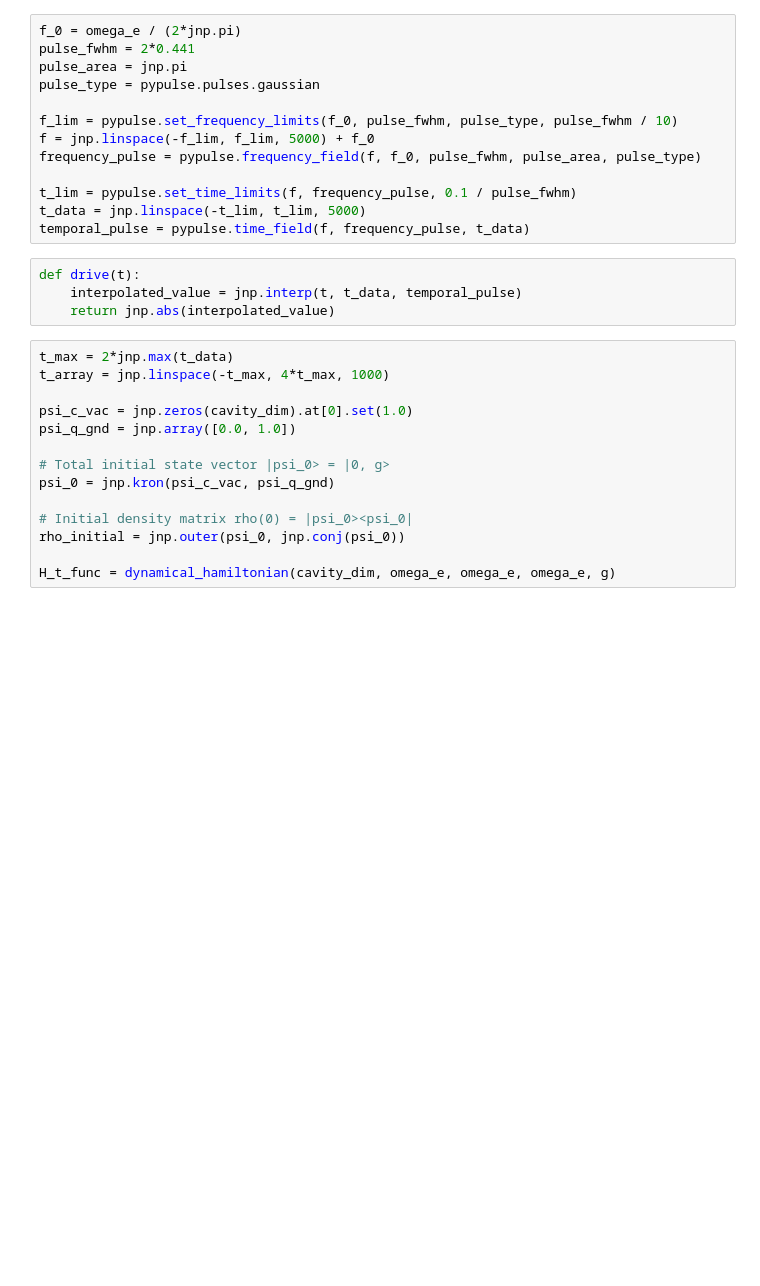
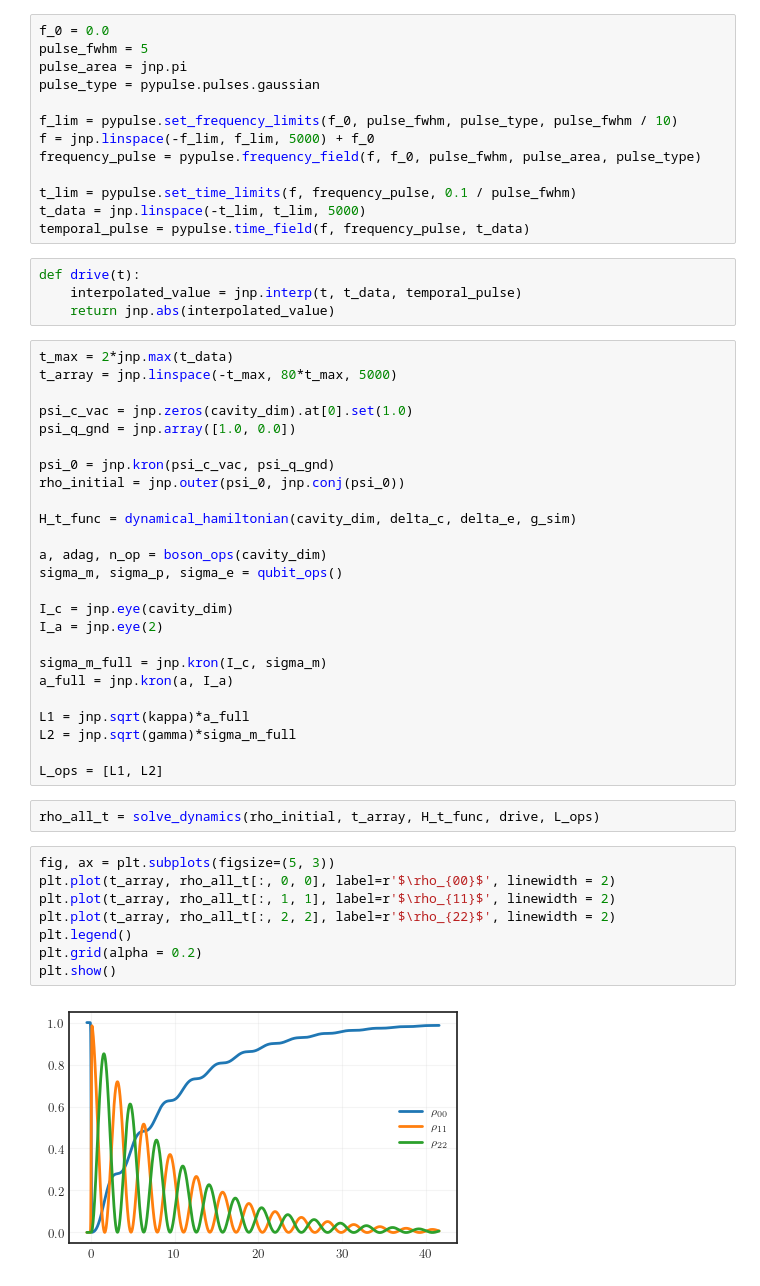
Before and after one commit to juardilag/Pulsed-cQED, a Jupyter notebook: test.ipynb, the cells around one changed output. Saved outputs shown, nothing was run; the diff lists cells and outputs as text; blank space fills up the shorter version.

Commit message:
added dissipation and lindblad equation solver

```diff
--- a/test.ipynb
+++ b/test.ipynb
@@ -63,8 +33,8 @@ P1 = projector(eigenvectors[:,1])
 # %% [markdown]
 # Pulse Definition
 # %%
-f_0 = omega_e / (2*jnp.pi)
-pulse_fwhm = 2*0.441
+f_0 = 0.0
+pulse_fwhm = 5
 pulse_area = jnp.pi
 pulse_type = pypulse.pulses.gaussian
 
@@ -81,15 +51,38 @@ def drive(t):
     return jnp.abs(interpolated_value)
 # %%
 t_max = 2*jnp.max(t_data)
-t_array = jnp.linspace(-t_max, 4*t_max, 1000)
+t_array = jnp.linspace(-t_max, 80*t_max, 5000)
 
 psi_c_vac = jnp.zeros(cavity_dim).at[0].set(1.0)
-psi_q_gnd = jnp.array([0.0, 1.0])
+psi_q_gnd = jnp.array([1.0, 0.0])
 
-# Total initial state vector |psi_0> = |0, g>
 psi_0 = jnp.kron(psi_c_vac, psi_q_gnd)
-
-# Initial density matrix rho(0) = |psi_0><psi_0|
 rho_initial = jnp.outer(psi_0, jnp.conj(psi_0))
 
-H_t_func = dynamical_hamiltonian(cavity_dim, omega_e, omega_e, omega_e, g)
+H_t_func = dynamical_hamiltonian(cavity_dim, delta_c, delta_e, g_sim)
+
+a, adag, n_op = boson_ops(cavity_dim)
+sigma_m, sigma_p, sigma_e = qubit_ops()
+
+I_c = jnp.eye(cavity_dim)
+I_a = jnp.eye(2)
+
+sigma_m_full = jnp.kron(I_c, sigma_m)
+a_full = jnp.kron(a, I_a)
+
+L1 = jnp.sqrt(kappa)*a_full
+L2 = jnp.sqrt(gamma)*sigma_m_full
+
+L_ops = [L1, L2]
+# %%
+rho_all_t = solve_dynamics(rho_initial, t_array, H_t_func, drive, L_ops)
+# %%
+fig, ax = plt.subplots(figsize=(5, 3))
+plt.plot(t_array, rho_all_t[:, 0, 0], label=r'$\rho_{00}$', linewidth = 2)
+plt.plot(t_array, rho_all_t[:, 1, 1], label=r'$\rho_{11}$', linewidth = 2)
+plt.plot(t_array, rho_all_t[:, 2, 2], label=r'$\rho_{22}$', linewidth = 2)
+plt.legend()
+plt.grid(alpha = 0.2)
+plt.show()
+# %% [output]
+[figure, added]
```
Also changed, not shown: parts of 7 cells of this notebook, 1 other file.
